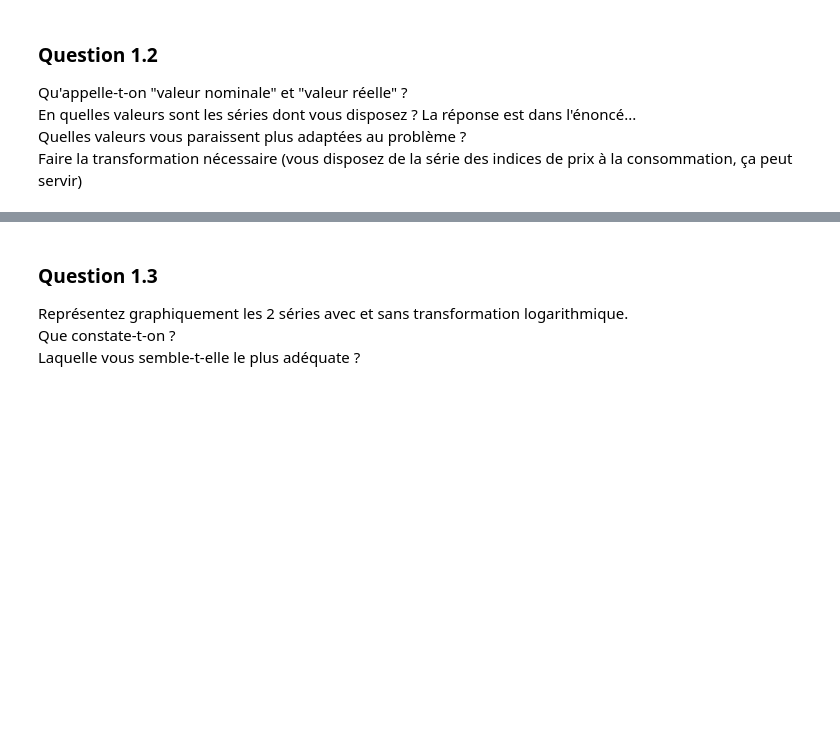
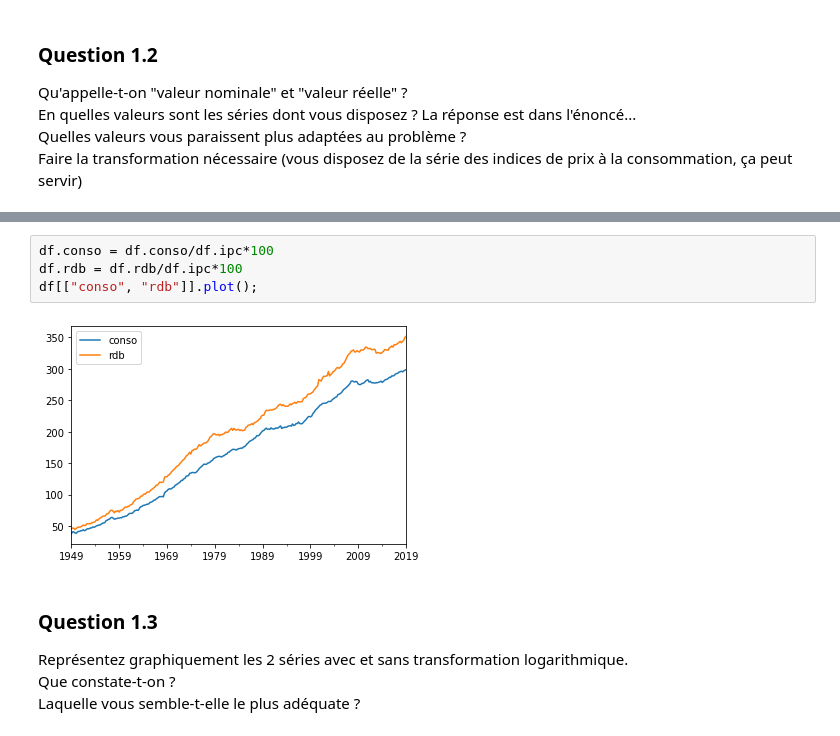
Before and after one commit to louiskuhn/IA-P2-Euskadi, a Jupyter notebook: Ressources/Machine Learning/Séries Temporelles/3. SeriesTemp_exo.ipynb, the cells around one changed output, grey strips where cells are left out. Saved outputs shown, nothing was run; the diff lists cells and outputs as text; blank space fills up the shorter version.

```diff
--- a/Ressources/Machine Learning/Séries Temporelles/3. SeriesTemp_exo.ipynb
+++ b/Ressources/Machine Learning/Séries Temporelles/3. SeriesTemp_exo.ipynb
@@ -42,3 +94,9 @@ Faire la transformation nécessaire (vous disposez de la série des indices de p
+# %%
+df.conso = df.conso/df.ipc*100
+df.rdb = df.rdb/df.ipc*100
+df[["conso", "rdb"]].plot();
+# %% [output]
+[figure, added]
 # %% [markdown]
 ### **Question 1.3**
 
```
Also changed, not shown: parts of 16 cells of this notebook, 1 other file.
